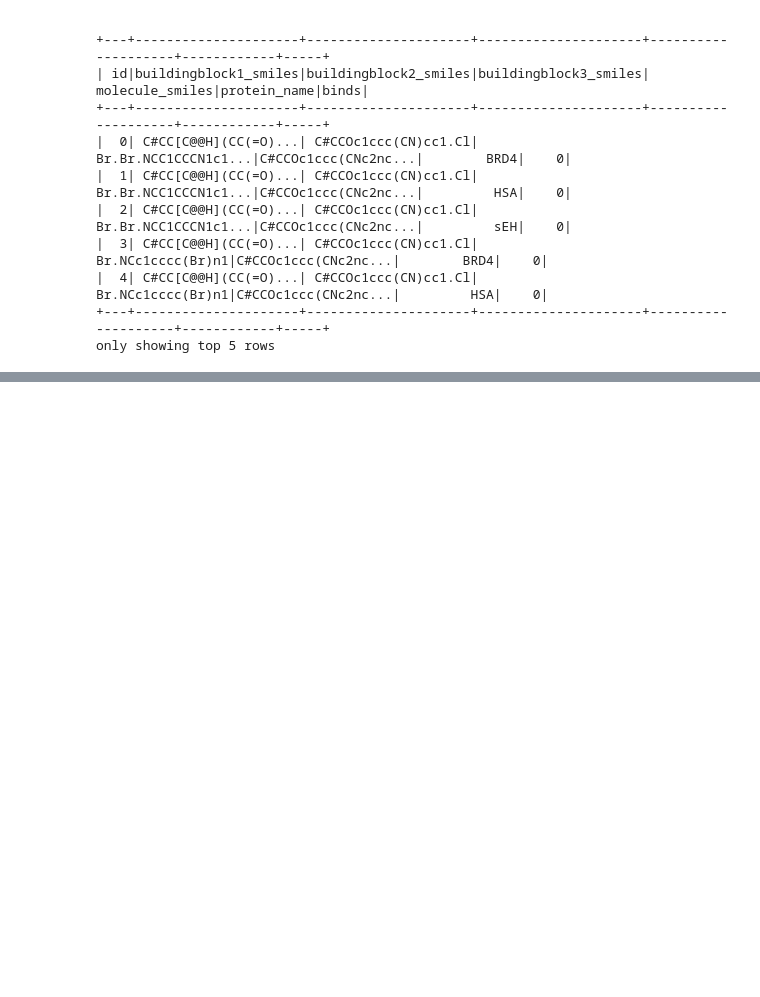
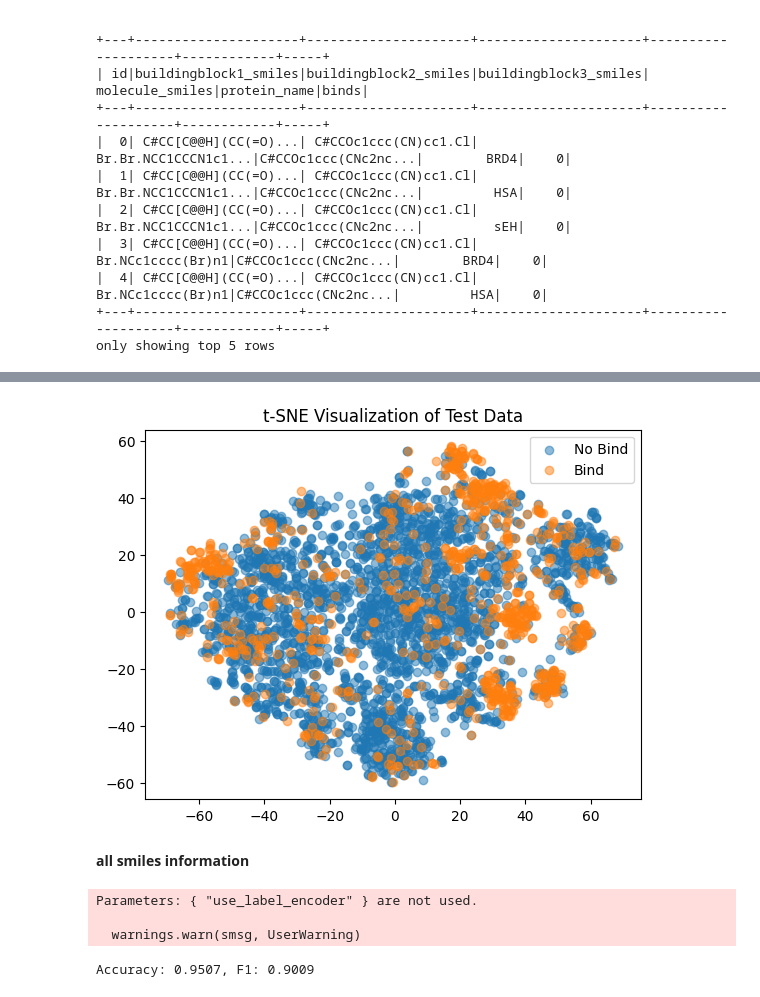
Before and after one commit to YPolina/Medicine, a Jupyter notebook: BELKA/ETL_ubuntu.ipynb, the cells around one changed output, grey strips where cells are left out. Cells and saved outputs as stored; diff of their text form; code cells hidden in the pictures; blank space fills up the shorter version.

```diff
--- a/BELKA/ETL_ubuntu.ipynb
+++ b/BELKA/ETL_ubuntu.ipynb
@@ -276,0 +354,14 @@ final_data.write.save("./intermediates/final_data.parquet", format="parquet", mo
+# %%
+tsne = TSNE(n_components=2, random_state=42)
+X_embedded = tsne.fit_transform(np.array(X_test.tolist()))
+
+plt.figure()
+plt.scatter(X_embedded[y_test == 0, 0], X_embedded[y_test == 0, 1], label='No Bind', alpha=0.5)
+plt.scatter(X_embedded[y_test == 1, 0], X_embedded[y_test == 1, 1], label='Bind', alpha=0.5)
+plt.title('t-SNE Visualization of Test Data')
+plt.legend()
+plt.show()
+# %% [output]
+[figure, added]
+# %% [markdown]
+**all smiles information**
@@ -302,18 +394,22 @@ balanced_data_with_embeddings['molecule_embedding'] = balanced_data_with_embeddi
 # %%
-from sklearn.model_selection import train_test_split
-from xgboost import XGBClassifier
-from sklearn.metrics import f1_score, accuracy_score
+X = balanced_data_with_embeddings[['buildingblock1_embedding', 'buildingblock2_embedding', 'buildingblock3_embedding', 'molecule_embedding']]
+y = balanced_data_with_embeddings['binds']
 
 
-X = balanced_data_with_embeddings[['buildingblock1_embedding', 'buildingblock2_embedding', 'buildingblock3_embedding', 'molecule_embedding']]
-y = balanced_data_with_embeddings['binds']
+X = np.array(X.applymap(lambda x: np.array(x).tolist()).values.tolist())
+X = np.array([np.concatenate(row) for row in X])
 
 X_train, X_test, y_train, y_test = train_test_split(X, y, test_size=0.2, random_state=42)
 
 xgb_model = XGBClassifier(use_label_encoder=False, eval_metric='logloss')
-xgb_model.fit(X_train.tolist(), y_train)
+xgb_model.fit(X_train, y_train)
 
 y_pred = xgb_model.predict(X_test.tolist())
 accuracy = accuracy_score(y_test, y_pred)
 f1 = f1_score(y_test, y_pred)
 print(f'Accuracy: {accuracy:.4f}, F1: {f1:.4f}')
+# %% [output]
+Parameters: { "use_label_encoder" } are not used.
+
+  warnings.warn(smsg, UserWarning)
+Accuracy: 0.9507, F1: 0.9009
```
Also changed, not shown: parts of 51 cells of this notebook, 1 other file.
